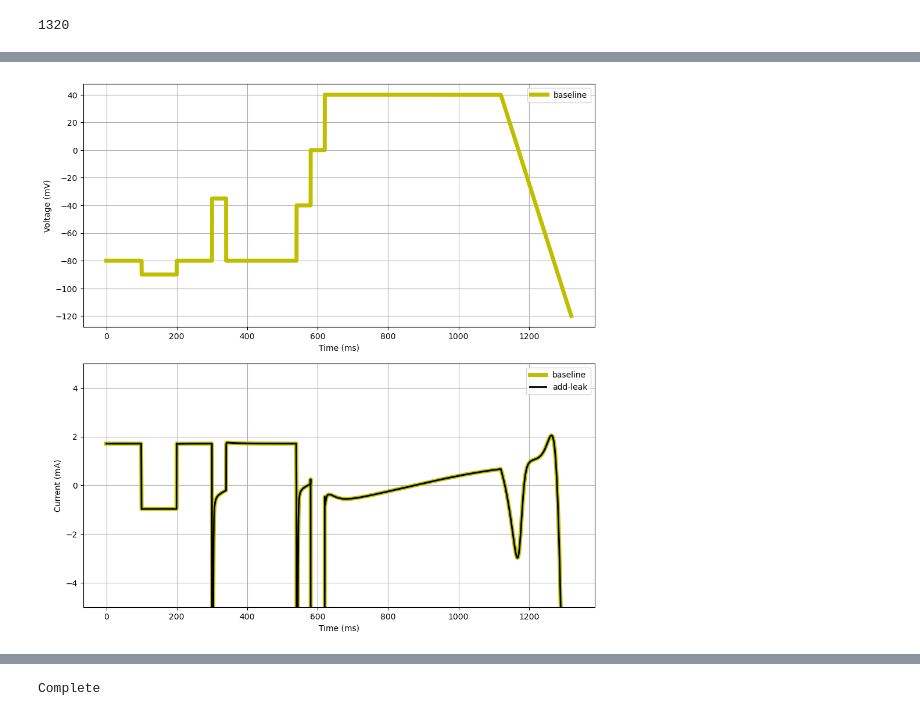
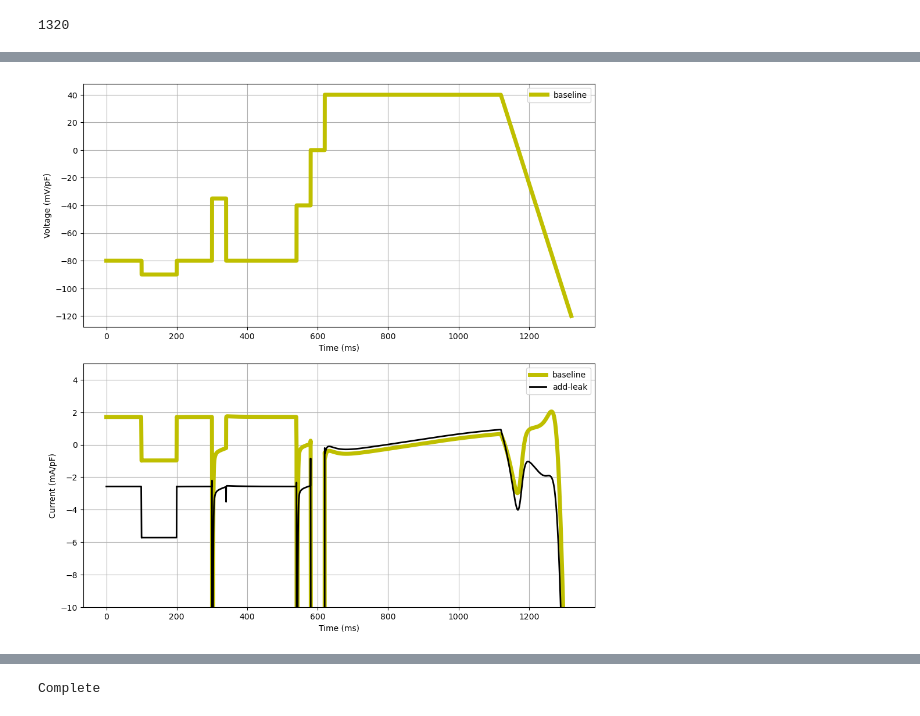
Before and after one commit to jksong1212/Electrophysiology-CiPA, a Jupyter notebook: Projects/CiPA_JK/Simulation/cipa_vc_leak_test.ipynb, the cells around one changed output, grey strips where cells are left out. Saved outputs shown, nothing was run; the diff lists cells and outputs as text; code cells hidden in the pictures.

```diff
--- a/Projects/CiPA_JK/Simulation/cipa_vc_leak_test.ipynb
+++ b/Projects/CiPA_JK/Simulation/cipa_vc_leak_test.ipynb
@@ -34,6 +35,9 @@ class Results:
         self.IKr     = self.d["ikr.IKr"]
         self.IKs     = self.d["iks.IKs"]
         self.IK1     = self.d["ik1.IK1"]
+        self.IKb     = self.d["ikb.IKb"]
+        self.INab    = self.d["inab.INab"]
+        self.ICab    = self.d["icab.ICab"]
 
     def __str__(self):
         return "hello1"
@@ -110,21 +113,0 @@ r0
-# %%
-start_time = time.time()
-
-import simulator_myokit
-'''
-Simulation with Myokit
-'''
-model, p, s = myokit.load("../../../mmt-model-files/cipa-JK-v2.mmt")
-sim = simulator_myokit.Simulator(model, protocol, max_step=1.0, abs_tol=1e-08, rel_tol=1e-8, vhold=-80)  # 1e-12, 1e-14  # 1e-08, 1e-10
-sim.name = "CiPA"
-
-params = {
-    'cell.mode': cell_types['Mid-myocardial'],
-    'setting.simType': 1,   # 0: AP   |  1: VC
-}
-sim.set_simulation_params(params)
-sim.pre_simulate(5000, sim_type=1)
-d = sim.simulate(end_time, log_times=None,
-                 extra_log=['membrane.i_ion', 'ina.INa', 'inal.INaL', 'ito.Ito', 'ical.ICaL', 'ical.ICaNa', 'ical.ICaK', 'ikr.IKr', 'iks.IKs', 'ik1.IK1', 'inaca.INaCa', 'inacass.INaCa_ss', 'inak.INaK', 'ikb.IKb', 'inab.INab', 'icab.ICab', 'ipca.IpCa'])
-
-print("--- %s seconds ---"%(time.time()-start_time))
@@ -133,4 +114,16 @@ print("--- %s seconds ---"%(time.time()-start_time))
 # %%
+params = {
+    'cell.mode': cell_types['Mid-myocardial'],
+    'setting.simType': 1,   # 0: AP   |  1: VC
+    'ikb.GKb': 0.01,
+    'inab.PNab': 0.0000001,
+    'icab.PCab': 0.0000001,
+}
+sim.set_simulation_params(params)
+sim.pre_simulate(5000, sim_type=1)
+d = sim.simulate(end_time, log_times=None,
+                 extra_log=['membrane.i_ion', 'ina.INa', 'inal.INaL', 'ito.Ito', 'ical.ICaL', 'ical.ICaNa', 'ical.ICaK', 'ikr.IKr', 'iks.IKs', 'ik1.IK1', 'inaca.INaCa', 'inacass.INaCa_ss', 'inak.INaK', 'ikb.IKb', 'inab.INab', 'icab.ICab', 'ipca.IpCa'])
+
 r1 = Results(d)
 # r_myokit = Results(times=d["engine.time"], V=[protocol.get_voltage_at_time(t) for t in d["engine.time"]],
 #                    INa=d["ina.INa"], INaL=d["inal.INaL"], ICaL=d["ical.ICaL"], Ito=d["ito.Ito"], IKr=d["ikr.IKr"], IKs=d["iks.IKs"], IK1=d["ik1.IK1"])
@@ -140,28 +133,28 @@ r1
 # %%
 '''
 Plot
 '''
 fig, ax = plt.subplots(2,1, figsize=(10,10))
 # fig.suptitle(sim.name, fontsize=14)
 # ax.set_title('Simulation %d'%(simulationNo))
 # axes[i].set_xlim(model_scipy.times.min(), model_scipy.times.max())
 # ax[0].set_ylim(-5, 5)
 ax[0].set_xlabel('Time (ms)')
-ax[0].set_ylabel(f'Voltage (mV)')
+ax[0].set_ylabel(f'Voltage (mV/pF)')
 ax[0].plot( r0.times, [protocol.get_voltage_at_time(t) for t in r0.times], label="baseline", color='y', linewidth=5)
 ax[0].legend()
 ax[0].grid()
 
-ax[1].set_ylim(-5, 5)
+ax[1].set_ylim(-10, 5)
 ax[1].set_xlabel('Time (ms)')
-ax[1].set_ylabel(f'Current (mA)')
+ax[1].set_ylabel(f'Current (mA/pF)')
 ax[1].plot( r0.times, r0.I_total, label="baseline", color='y', linewidth=5)
 ax[1].plot( r1.times, r1.I_total, label="add-leak", color='k', linewidth=2)
 ax[1].legend()
 ax[1].grid()
 
 plt.subplots_adjust(left=0.07, bottom=0.05, right=0.95, top=0.95, wspace=0.5, hspace=0.15)
 plt.show()
 fig.savefig(os.path.join('Results', "ORd2011_VC"), dpi=100)
 # %% [output]
-[figure, old version]
+[figure, new version]
```
Also changed, not shown: parts of 6 cells of this notebook, 2 other files.
